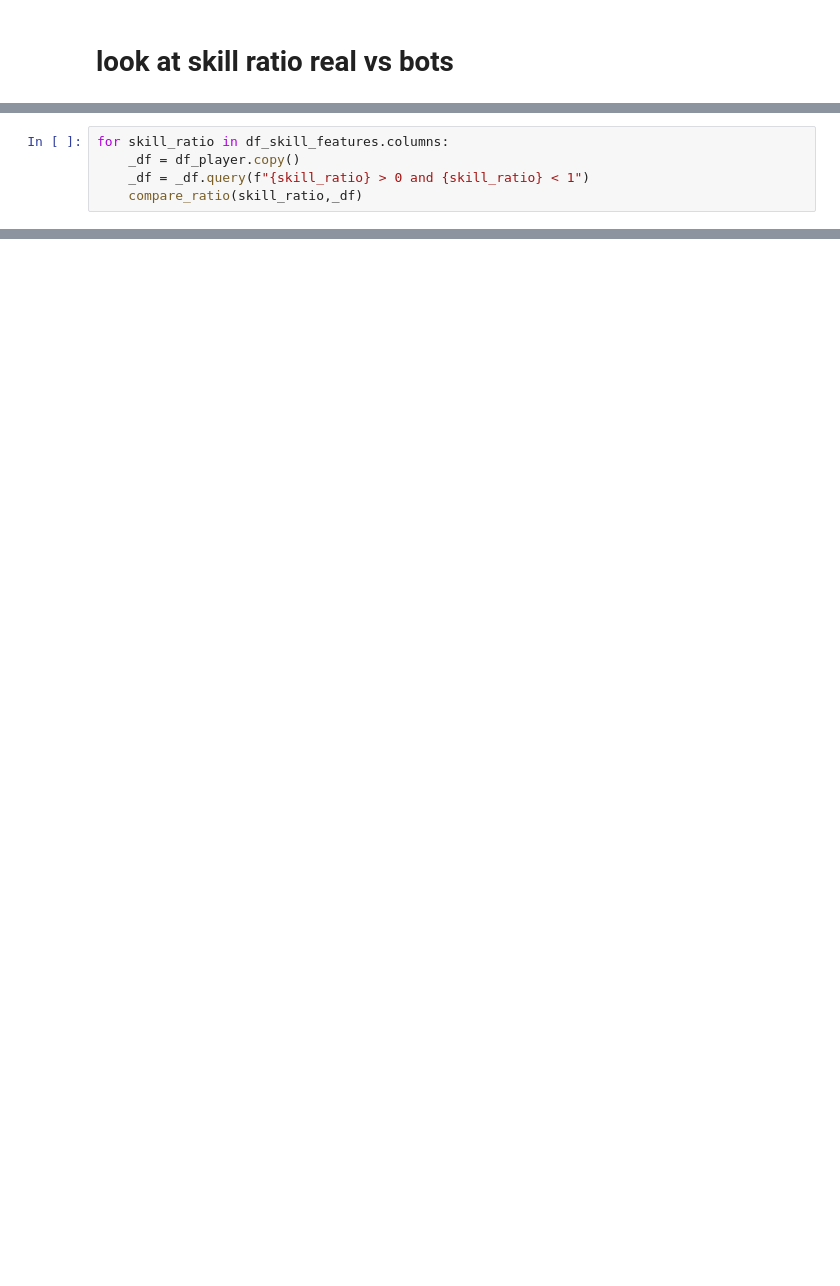
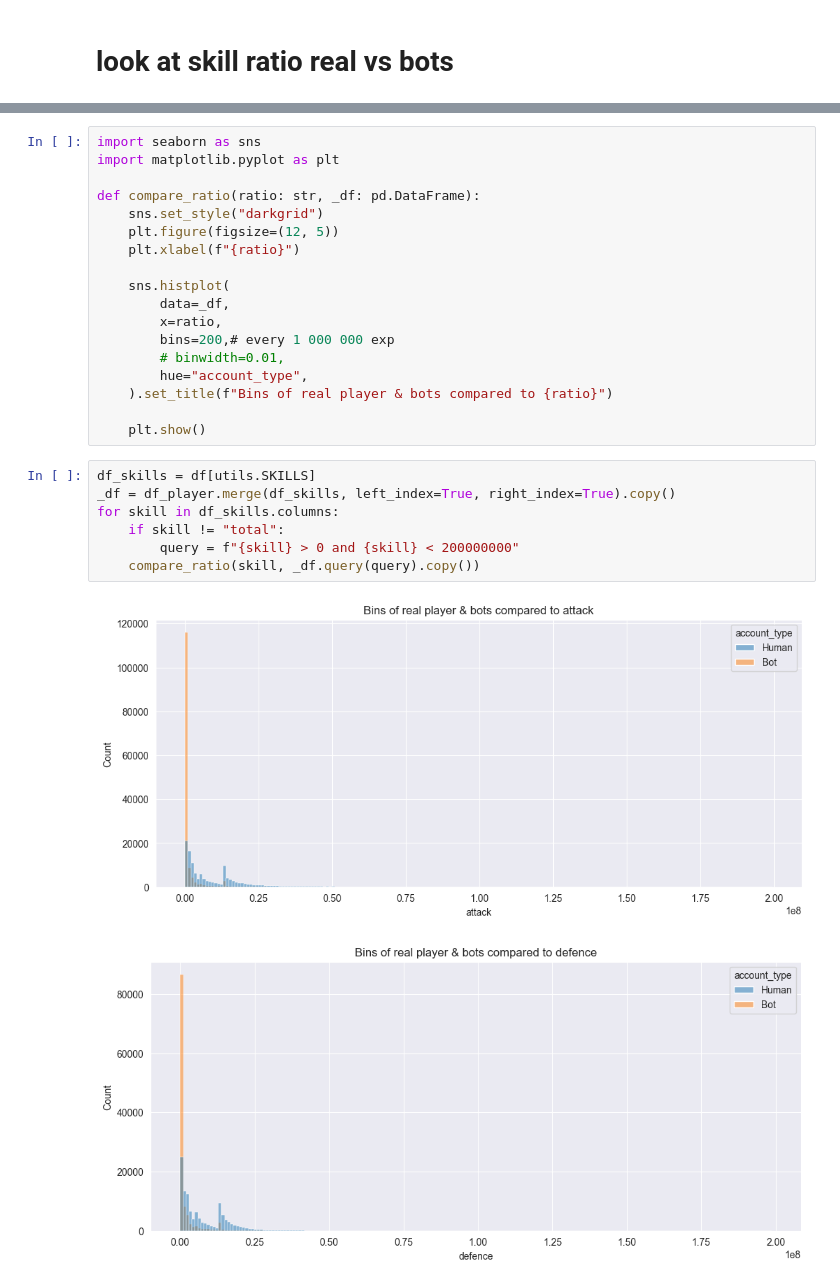
Before and after one commit to Bot-detector/bot-detector-ml-training, a Jupyter notebook: src/discovery/example.ipynb, the cells around one changed output, grey strips where cells are left out. Cells and saved outputs as stored; diff of their text form; blank space fills up the shorter version.

```diff
--- a/src/discovery/example.ipynb
+++ b/src/discovery/example.ipynb
@@ -182,5 +116,0 @@ def compare_ratio(ratio:str, _df:pd.DataFrame):
-# %%
-for skill_ratio in df_skill_features.columns:
-    _df = df_player.copy()
-    _df = _df.query(f"{skill_ratio} > 0 and {skill_ratio} < 1")
-    compare_ratio(skill_ratio,_df)
@@ -200,0 +117,28 @@ for skill_ratio in df_skill_features.columns:
+# %%
+import seaborn as sns
+import matplotlib.pyplot as plt
+
+def compare_ratio(ratio: str, _df: pd.DataFrame):
+    sns.set_style("darkgrid")
+    plt.figure(figsize=(12, 5))
+    plt.xlabel(f"{ratio}")
+
+    sns.histplot(
+        data=_df,
+        x=ratio,
+        bins=200,# every 1 000 000 exp
+        # binwidth=0.01,
+        hue="account_type",
+    ).set_title(f"Bins of real player & bots compared to {ratio}")
+
+    plt.show()
+# %%
+df_skills = df[utils.SKILLS]
+_df = df_player.merge(df_skills, left_index=True, right_index=True).copy()
+for skill in df_skills.columns:
+    if skill != "total":
+        query = f"{skill} > 0 and {skill} < 200000000"
+    compare_ratio(skill, _df.query(query).copy())
+# %% [output]
+[figure, added]
+[figure, added]
```
Also changed, not shown: parts of 14 cells of this notebook.
